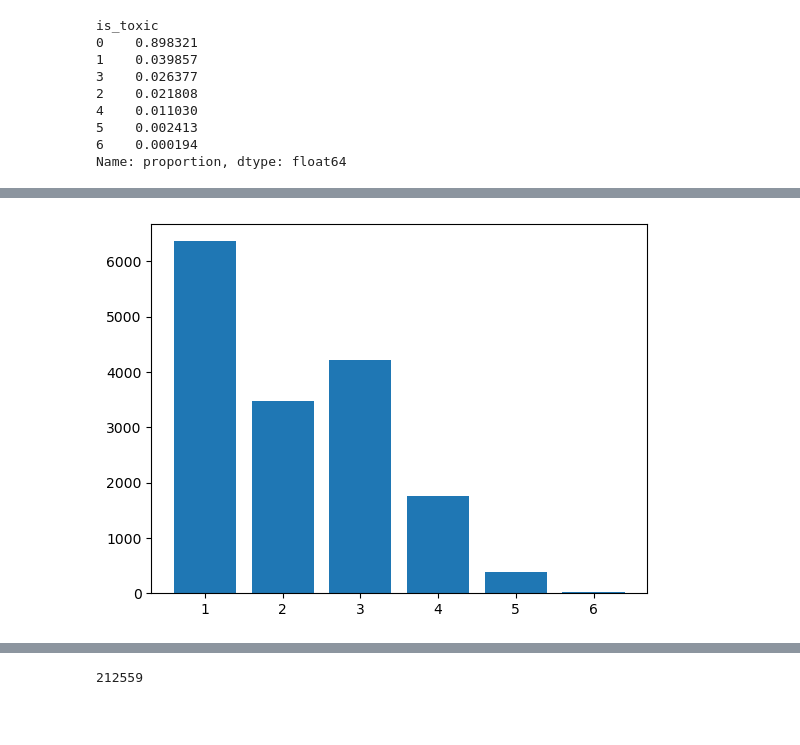
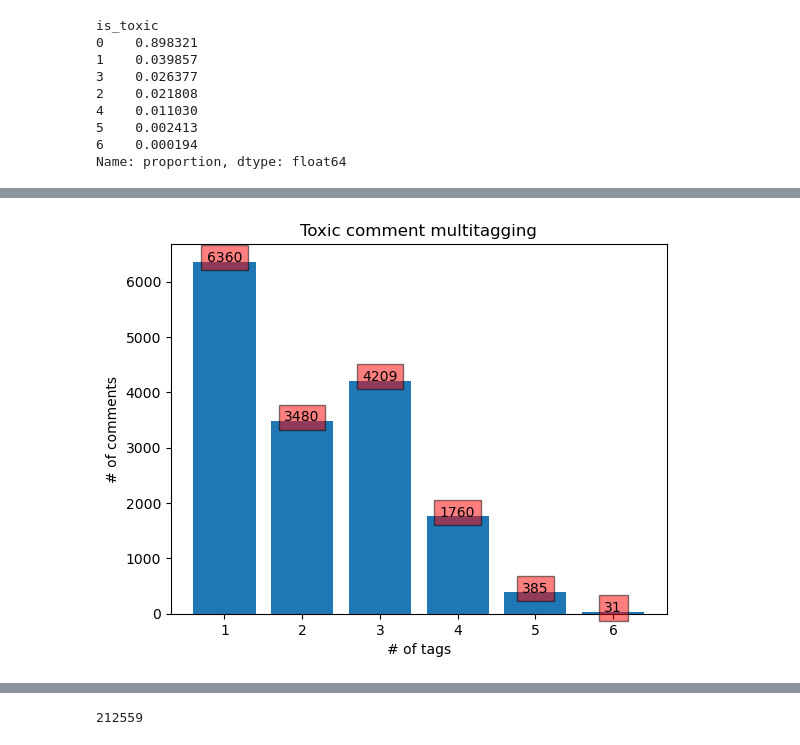
Before and after one commit to dnsshplk/Comment-SentAn, a Jupyter notebook: EDA.ipynb, the cells around one changed output, grey strips where cells are left out. Cells and saved outputs as stored; diff of their text form; code cells hidden in the pictures; blank space fills up the shorter version.

```diff
--- a/EDA.ipynb
+++ b/EDA.ipynb
@@ -127,15 +130,13 @@ for x, y in x.items():
 # %%
 x = df.query('is_toxic > 0')['is_toxic'].value_counts()
 
 plt.bar(x.index, x.values)
 for x, y in x.items():
-    plt.text(x, y, y, ha = 'center', Bbox = dict(facecolor = 'red', alpha = 0.8))
+    plt.text(x, y, y, ha = 'center', bbox = dict(facecolor = 'red', alpha = 0.5))
 
-
-for i in range(len(x)):
-        plt.text(i, y[i], y[i], ha = 'center',
-                 Bbox = dict(facecolor = 'red', alpha =.8))
-
+plt.title('Toxic comment multitagging')
+plt.xlabel('# of tags')
+plt.ylabel('# of comments')
 plt.show()
 # %% [output]
-[figure, old version]
+[figure, new version]
```
Also changed, not shown: parts of 4 cells of this notebook.
